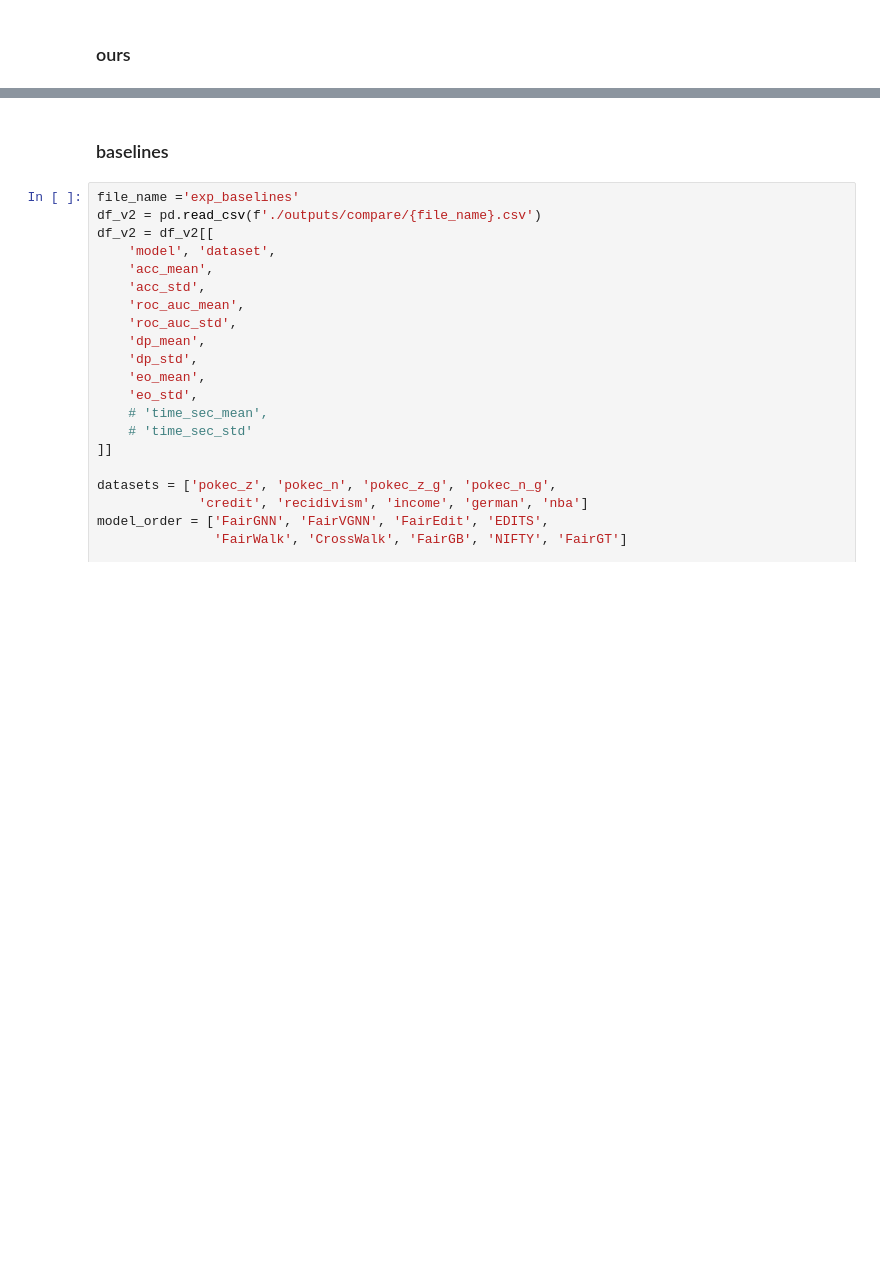
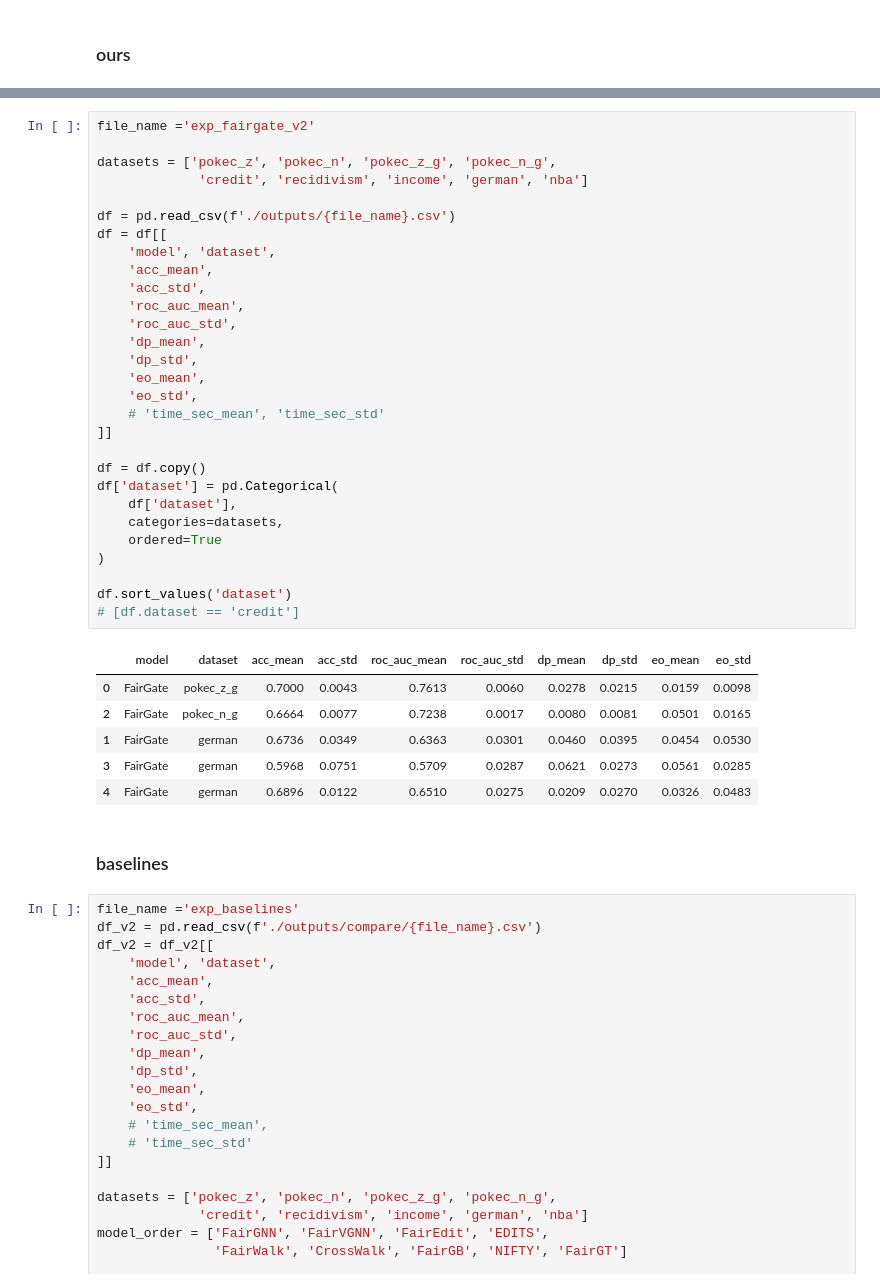
Before and after one commit to sybeam27/FairGate, a Jupyter notebook: 0.results.ipynb, the cells around one changed output, grey strips where cells are left out. Saved outputs shown, nothing was run; the diff lists cells and outputs as text; blank space fills up the shorter version.

```diff
--- a/0.results.ipynb
+++ b/0.results.ipynb
@@ -198,4 +203,40 @@ df.sort_values('dataset')
 | 6 | FairGate | nba | 0.7042 | 0.0378 | 0.7772 | 0.0053 | 0.0244 | 0.0231 | 0.0411 | 0.0375 |
+# %%
+file_name ='exp_fairgate_v2'
+
+datasets = ['pokec_z', 'pokec_n', 'pokec_z_g', 'pokec_n_g',
+             'credit', 'recidivism', 'income', 'german', 'nba']
+
+df = pd.read_csv(f'./outputs/{file_name}.csv')
+df = df[[
+    'model', 'dataset',
+    'acc_mean',
+    'acc_std',
+    'roc_auc_mean',
+    'roc_auc_std',
+    'dp_mean',
+    'dp_std',
+    'eo_mean',
+    'eo_std',
+    # 'time_sec_mean', 'time_sec_std'
+]]
+
+df = df.copy()
+df['dataset'] = pd.Categorical(
+    df['dataset'],
+    categories=datasets,
+    ordered=True
+)
+
+df.sort_values('dataset')
+# [df.dataset == 'credit']
+# %% [output]
+|  | model | dataset | acc_mean | acc_std | roc_auc_mean | roc_auc_std | dp_mean | dp_std | eo_mean | eo_std |
+| 0 | FairGate | pokec_z_g | 0.7000 | 0.0043 | 0.7613 | 0.0060 | 0.0278 | 0.0215 | 0.0159 | 0.0098 |
+| 2 | FairGate | pokec_n_g | 0.6664 | 0.0077 | 0.7238 | 0.0017 | 0.0080 | 0.0081 | 0.0501 | 0.0165 |
+| 1 | FairGate | german | 0.6736 | 0.0349 | 0.6363 | 0.0301 | 0.0460 | 0.0395 | 0.0454 | 0.0530 |
+| 3 | FairGate | german | 0.5968 | 0.0751 | 0.5709 | 0.0287 | 0.0621 | 0.0273 | 0.0561 | 0.0285 |
+| 4 | FairGate | german | 0.6896 | 0.0122 | 0.6510 | 0.0275 | 0.0209 | 0.0270 | 0.0326 | 0.0483 |
 # %% [markdown]
 ### baselines
 # %%
```
Also changed, not shown: parts of 2 cells of this notebook, 11 other files.
